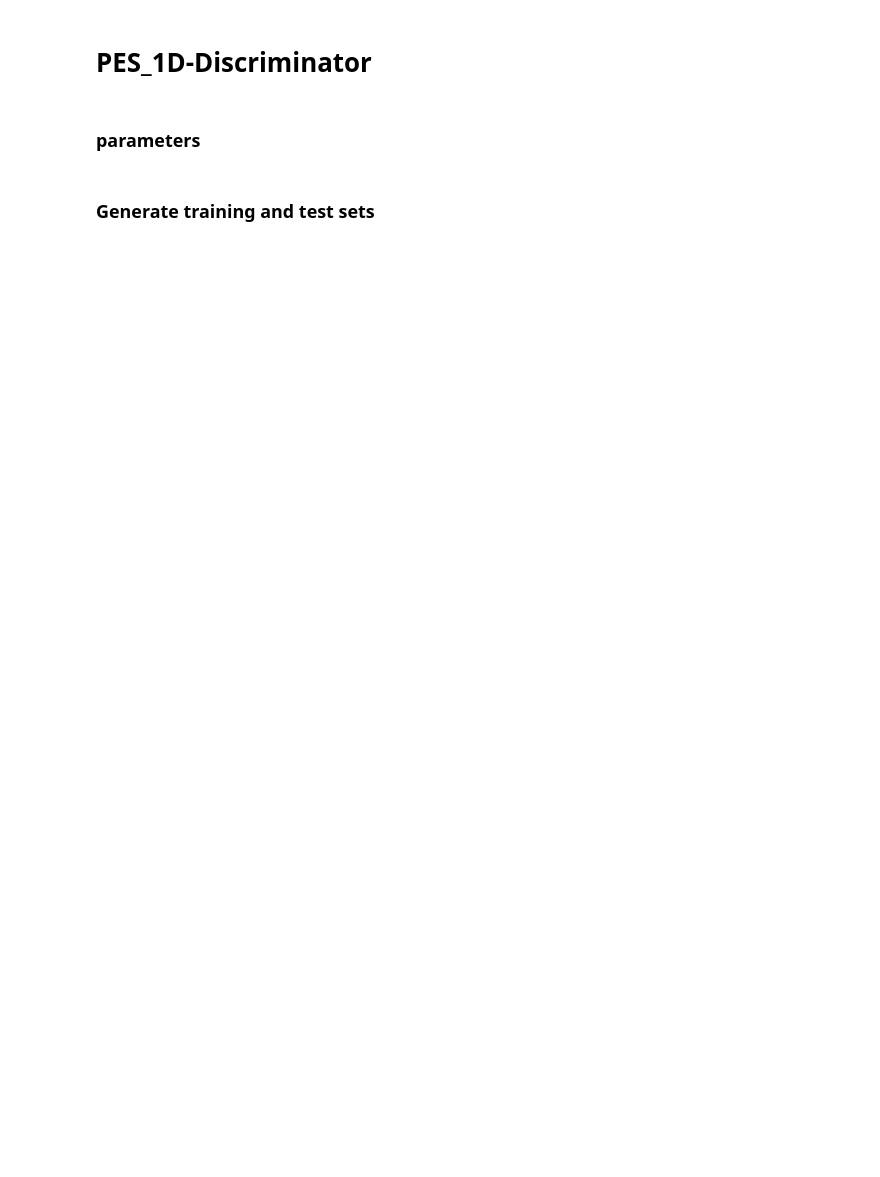
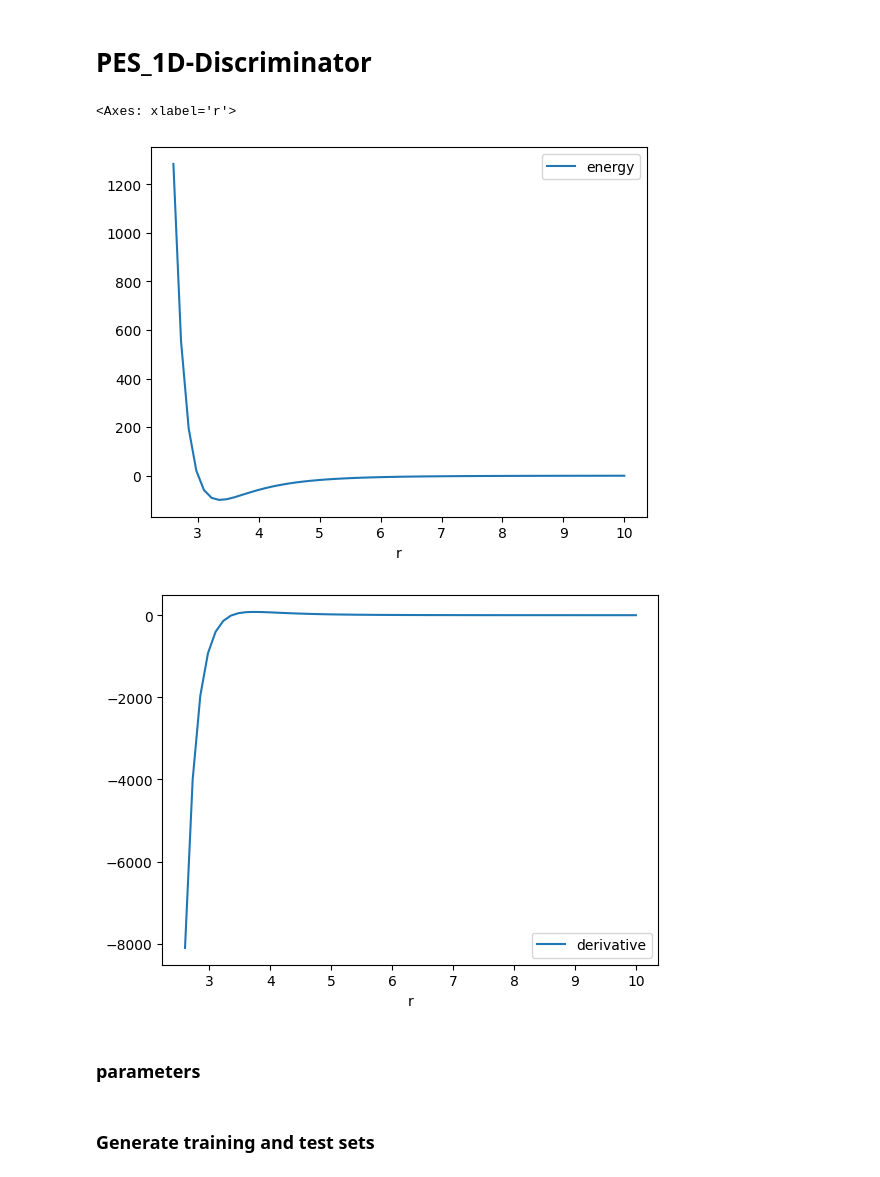
Before and after one commit to abatista-planas/PES_DL, a Jupyter notebook: scripts/main_pes_1D.ipynb, the cells around one changed output. Drawn from its saved outputs; the diff is of its cells as text; code cells hidden in the pictures; blank space fills up the shorter version.

```diff
--- a/scripts/main_pes_1D.ipynb
+++ b/scripts/main_pes_1D.ipynb
@@ -10,6 +10,17 @@ from pes_1D.discriminator import NaiveDiscriminator  # type: ignore
 from pes_1D.training import test_model, train_model  # type: ignore
 from pes_1D.utils import get_model_failure_info  # type: ignore
 from pes_1D.visualization import sample_visualization  # type: ignore
+# %%
+from pes_1D.utils import PesModels
+import matplotlib.pyplot as plt
+df = PesModels.lennard_jones_pes(3.0, 100.0, 2.6, 10, 60)
+
+df.plot(x="r",y="energy")
+df.plot(x="r", y="derivative")
+# %% [output]
+<Axes: xlabel='r'>
+[figure, added]
+[figure, added]
 # %% [markdown]
 ### parameters
 # %%
```
Also changed, not shown: parts of 5 cells of this notebook, 6 other files.
